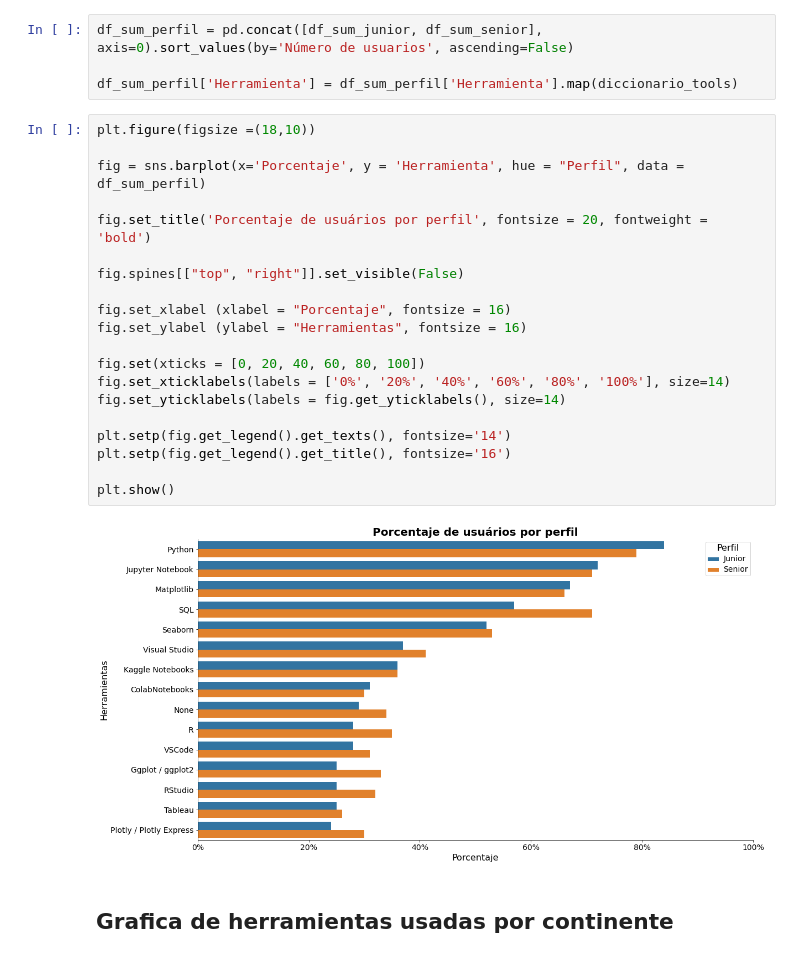
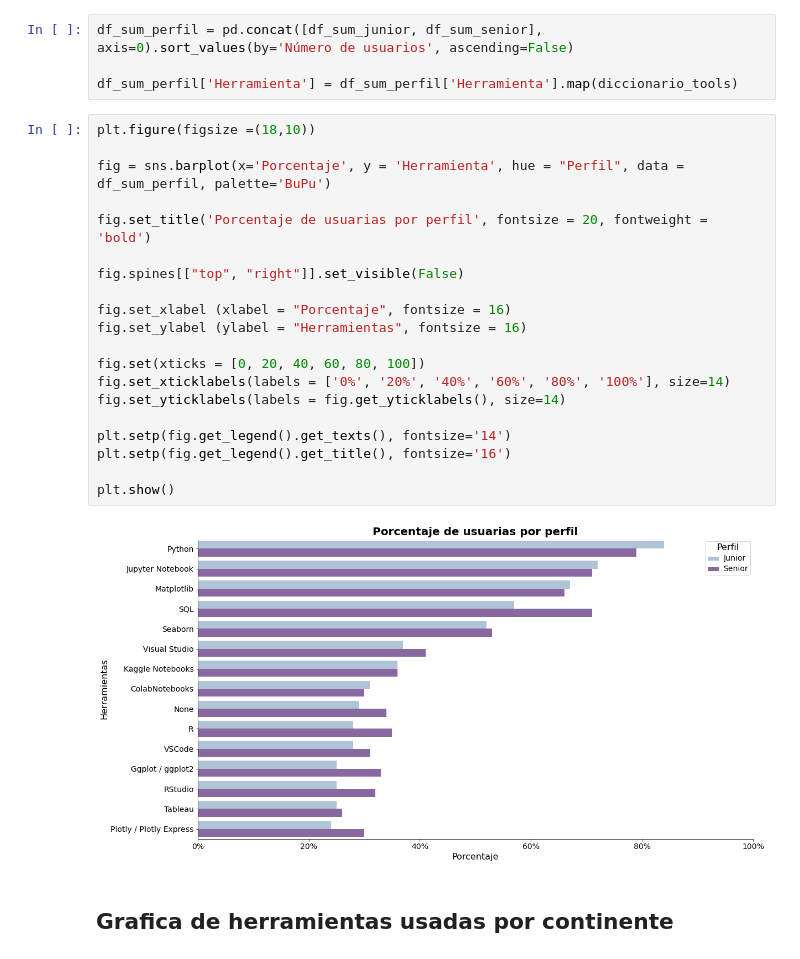
Before and after one commit to Adalab/project-da-promo-d-module-2-team-2-, a Jupyter notebook: notebooks/visualizacion.ipynb, the cells around one changed output. Drawn from its saved outputs; the diff is of its cells as text.

```diff
--- a/notebooks/visualizacion.ipynb
+++ b/notebooks/visualizacion.ipynb
@@ -495,25 +530,25 @@ df_sum_perfil['Herramienta'] = df_sum_perfil['Herramienta'].map(diccionario_tool
 # %%
 plt.figure(figsize =(18,10))
 
-fig = sns.barplot(x='Porcentaje', y = 'Herramienta', hue = "Perfil", data = df_sum_perfil)
+fig = sns.barplot(x='Porcentaje', y = 'Herramienta', hue = "Perfil", data = df_sum_perfil, palette='BuPu')
 
-fig.set_title('Porcentaje de usuários por perfil', fontsize = 20, fontweight = 'bold')
+fig.set_title('Porcentaje de usuarias por perfil', fontsize = 20, fontweight = 'bold')
 
 fig.spines[["top", "right"]].set_visible(False)
 
 fig.set_xlabel (xlabel = "Porcentaje", fontsize = 16)
 fig.set_ylabel (ylabel = "Herramientas", fontsize = 16)
 
 fig.set(xticks = [0, 20, 40, 60, 80, 100])
 fig.set_xticklabels(labels = ['0%', '20%', '40%', '60%', '80%', '100%'], size=14)
 fig.set_yticklabels(labels = fig.get_yticklabels(), size=14)
 
 plt.setp(fig.get_legend().get_texts(), fontsize='14')
 plt.setp(fig.get_legend().get_title(), fontsize='16')
 
 plt.show()
 # %% [output]
-[figure, old version]
+[figure, new version]
 # %% [markdown]
 ## Grafica de herramientas usadas por continente
 # %%
```
Also changed, not shown: parts of 18 cells of this notebook, 5 other files.
